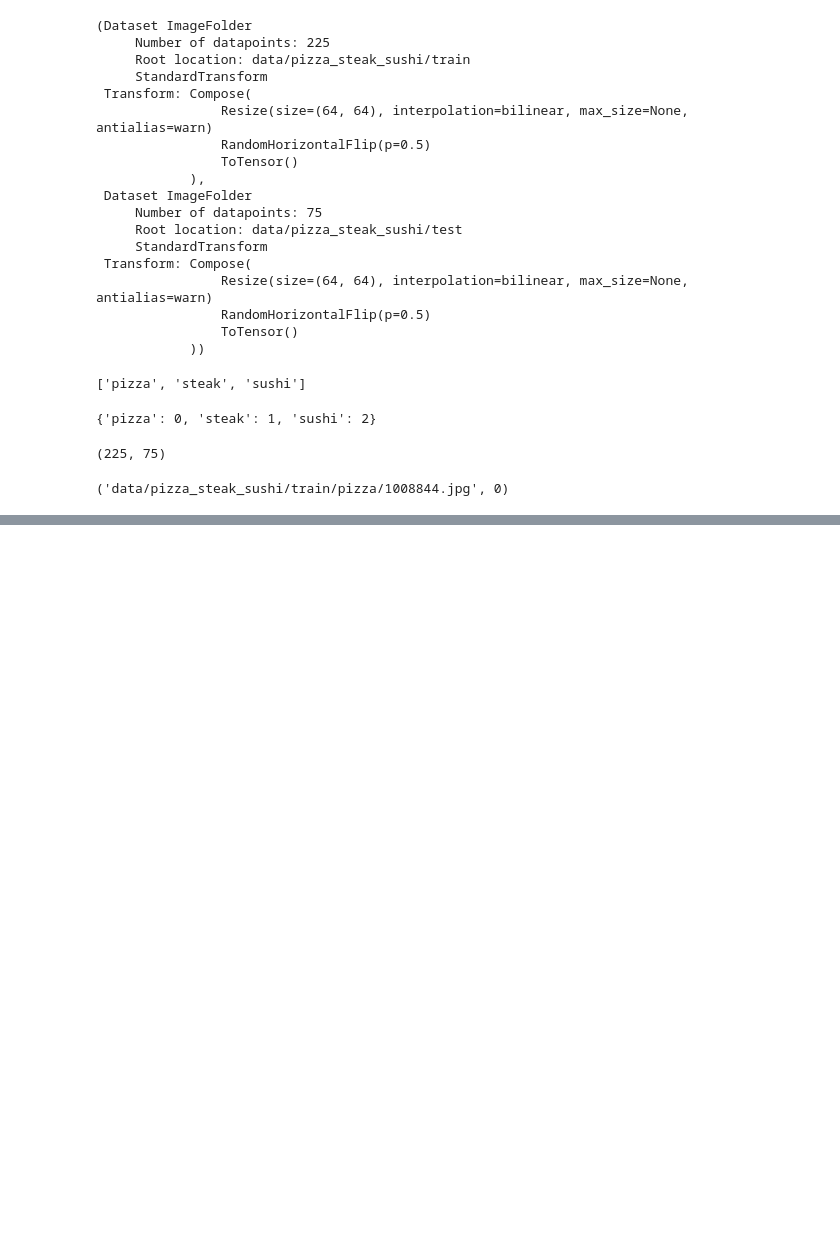
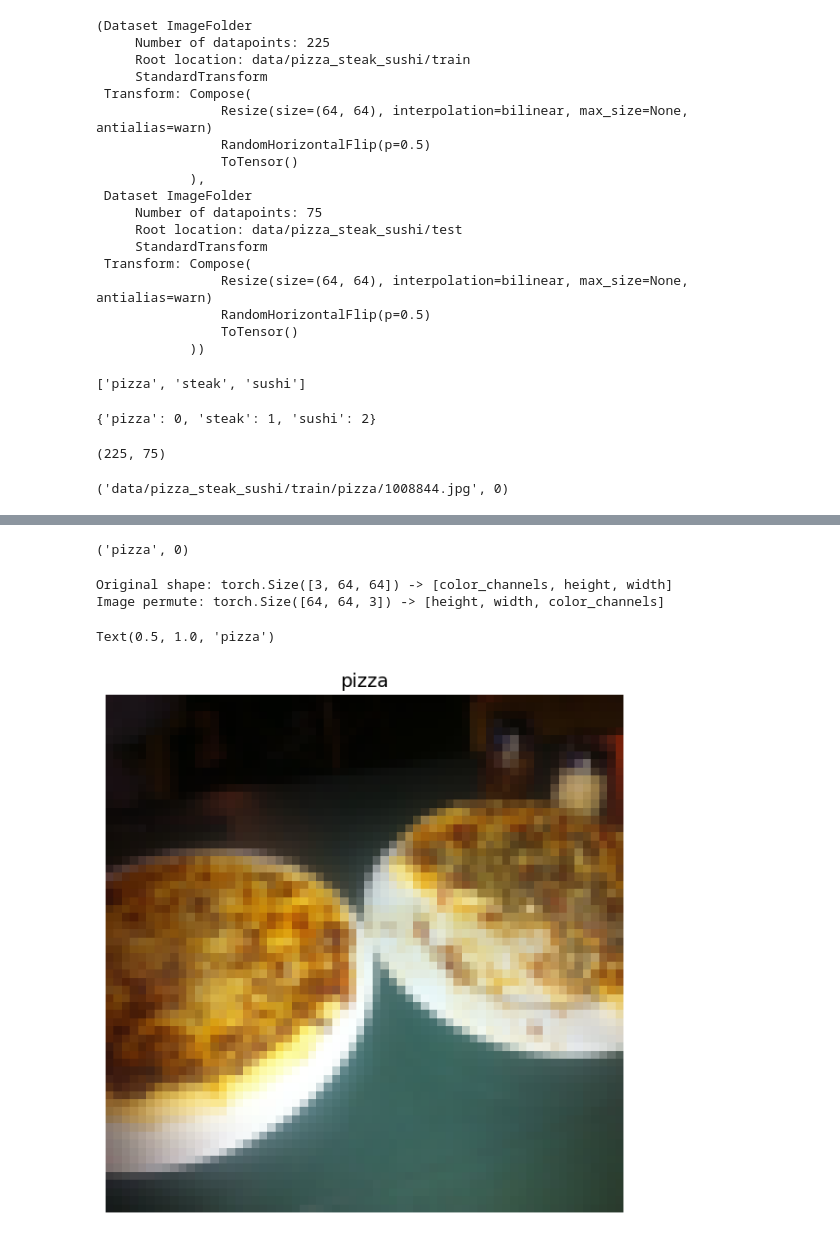
Before and after one commit to MuhammedUmerNazir/pytorch_code_snippets, a Jupyter notebook: 04_custom_datasets_in_torch.ipynb, the cells around one changed output, grey strips where cells are left out. Saved outputs shown, nothing was run; the diff lists cells and outputs as text; code cells hidden in the pictures; blank space fills up the shorter version.

Commit message:
custom_dataset

```diff
--- a/04_custom_datasets_in_torch.ipynb
+++ b/04_custom_datasets_in_torch.ipynb
@@ -281,3 +281,11 @@ len(train_data), len(test_data)
 train_data.samples[0]
 # %% [output]
 ('data/pizza_steak_sushi/train/pizza/1008844.jpg', 0)
+# %%
+# Index on the train_data dataset to get a single image and a label
+img, label = train_data[0][0], train_data[0][1]
+print(f"Image tensor:\n {img}")
+print(f"Image Shape: {img.shape}")
+print(f"Image datatype: {img.dtype}")
+print(f"Image label: {label}")
+print(f"Label datatype: {type(label)}")
@@ -283,0 +310,22 @@ train_data.samples[0]
+# %%
+class_names[label], label
+# %% [output]
+('pizza', 0)
+# %%
+# Rearrage the order dimensions
+img_permute = img.permute(1,2,0)
+
+# Print out different shapes
+print(f"Original shape: {img.shape} -> [color_channels, height, width]")
+print(f"Image permute: {img_permute.shape} -> [height, width, color_channels]")
+
+# Plot the image
+plt.figure(figsize=(10, 7))
+plt.imshow(img_permute)
+plt.axis(False)
+plt.title(class_names[label], fontsize=14)
+# %% [output]
+Original shape: torch.Size([3, 64, 64]) -> [color_channels, height, width]
+Image permute: torch.Size([64, 64, 3]) -> [height, width, color_channels]
+Text(0.5, 1.0, 'pizza')
+[figure, added]
```
Also changed, not shown: parts of 15 cells of this notebook.
